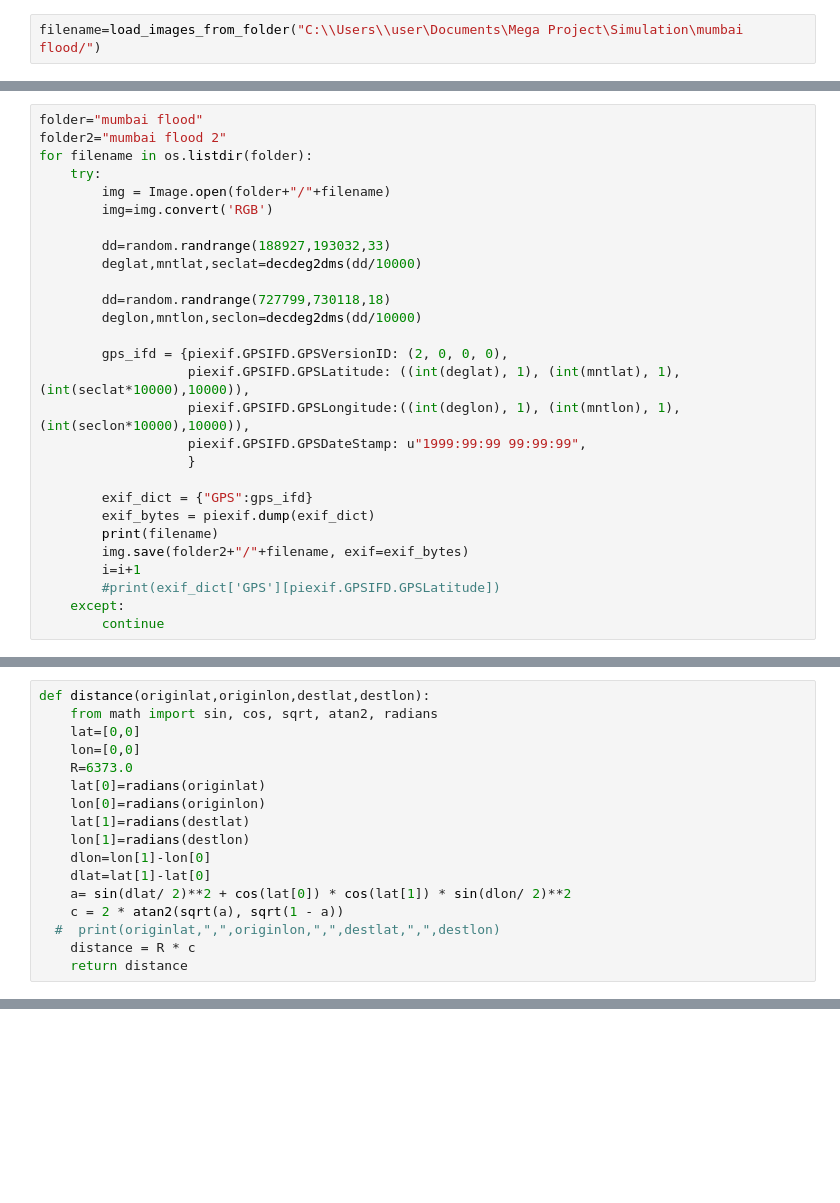
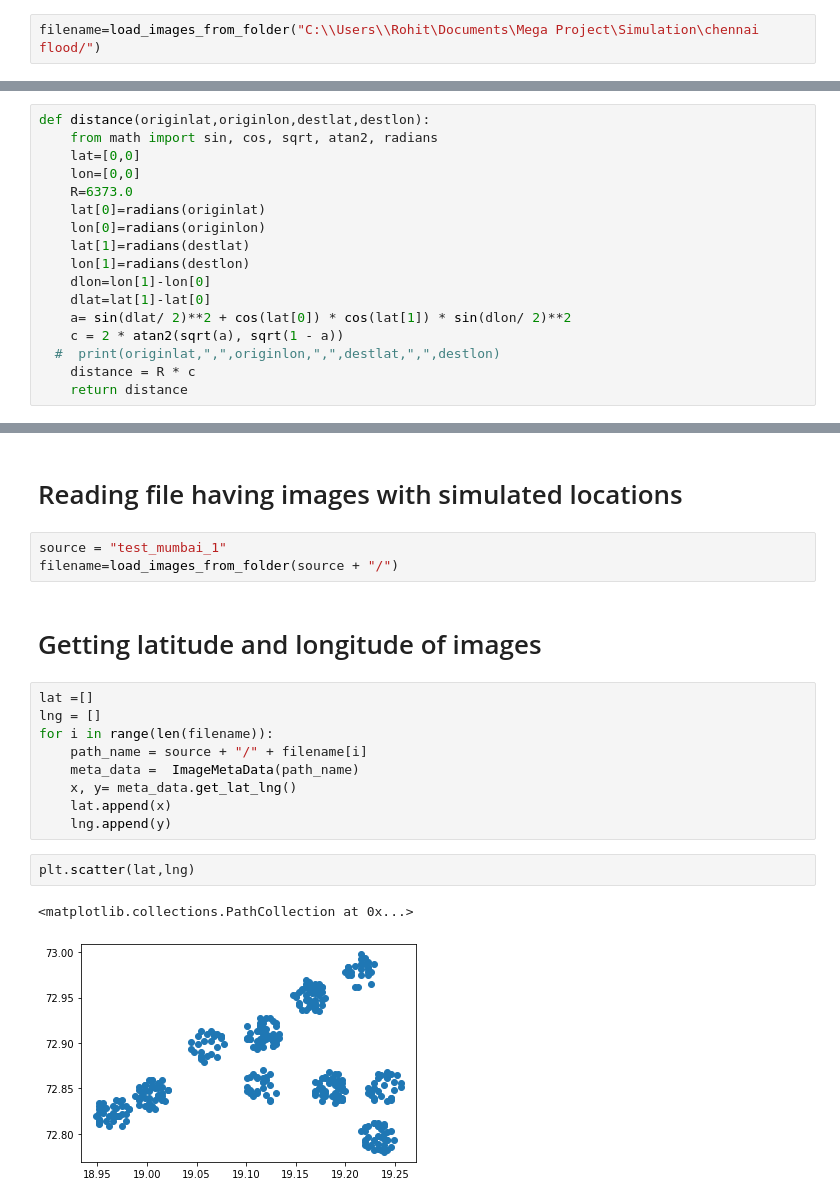
Before and after one commit to r-Iyer/Flood-Alert-Application, a Jupyter notebook: Simulation/assign_latlong_for_simulation.ipynb, the cells around one changed output, grey strips where cells are left out. Drawn from its saved outputs; the diff is of its cells as text; blank space fills up the shorter version.

```diff
--- a/Simulation/assign_latlong_for_simulation.ipynb
+++ b/Simulation/assign_latlong_for_simulation.ipynb
@@ -93,2 +25,2 @@ def load_images_from_folder(folder):
 # %%
-filename=load_images_from_folder("C:\\Users\\user\Documents\Mega Project\Simulation\mumbai flood/")
+filename=load_images_from_folder("C:\\Users\\Rohit\Documents\Mega Project\Simulation\chennai flood/")
@@ -97,31 +31,3 @@ def decdeg2dms(dd):
     mnt,sec = divmod(dd*3600,60)
     deg,mnt = divmod(mnt,60)
     return deg,mnt,sec
-# %%
-folder="mumbai flood"
-folder2="mumbai flood 2"
-for filename in os.listdir(folder):
-    try:
-        img = Image.open(folder+"/"+filename)
-        img=img.convert('RGB')
-
-        dd=random.randrange(188927,193032,33)
-        deglat,mntlat,seclat=decdeg2dms(dd/10000)
-
-        dd=random.randrange(727799,730118,18)
-        deglon,mntlon,seclon=decdeg2dms(dd/10000)
-
-        gps_ifd = {piexif.GPSIFD.GPSVersionID: (2, 0, 0, 0),
-                   piexif.GPSIFD.GPSLatitude: ((int(deglat), 1), (int(mntlat), 1), (int(seclat*10000),10000)),
-                   piexif.GPSIFD.GPSLongitude:((int(deglon), 1), (int(mntlon), 1), (int(seclon*10000),10000)),
-                   piexif.GPSIFD.GPSDateStamp: u"1999:99:99 99:99:99",
-                   }
-
-        exif_dict = {"GPS":gps_ifd}
-        exif_bytes = piexif.dump(exif_dict)
-        print(filename)
-        img.save(folder2+"/"+filename, exif=exif_bytes)
-        i=i+1
-        #print(exif_dict['GPS'][piexif.GPSIFD.GPSLatitude])
-    except:
-        continue
@@ -193,0 +262,21 @@ def distance(originlat,originlon,destlat,destlon):
+# %% [markdown]
+# Reading file having images with simulated locations
+# %%
+source = "test_mumbai_1"
+filename=load_images_from_folder(source + "/")
+# %% [markdown]
+# Getting latitude and longitude of images
+# %%
+lat =[]
+lng = []
+for i in range(len(filename)):
+    path_name = source + "/" + filename[i]
+    meta_data =  ImageMetaData(path_name)
+    x, y= meta_data.get_lat_lng()
+    lat.append(x)
+    lng.append(y)
+# %%
+plt.scatter(lat,lng)
+# %% [output]
+<matplotlib.collections.PathCollection at 0x...>
+[figure, added]
```
Also changed, not shown: parts of 39 cells of this notebook, 58 other files.
